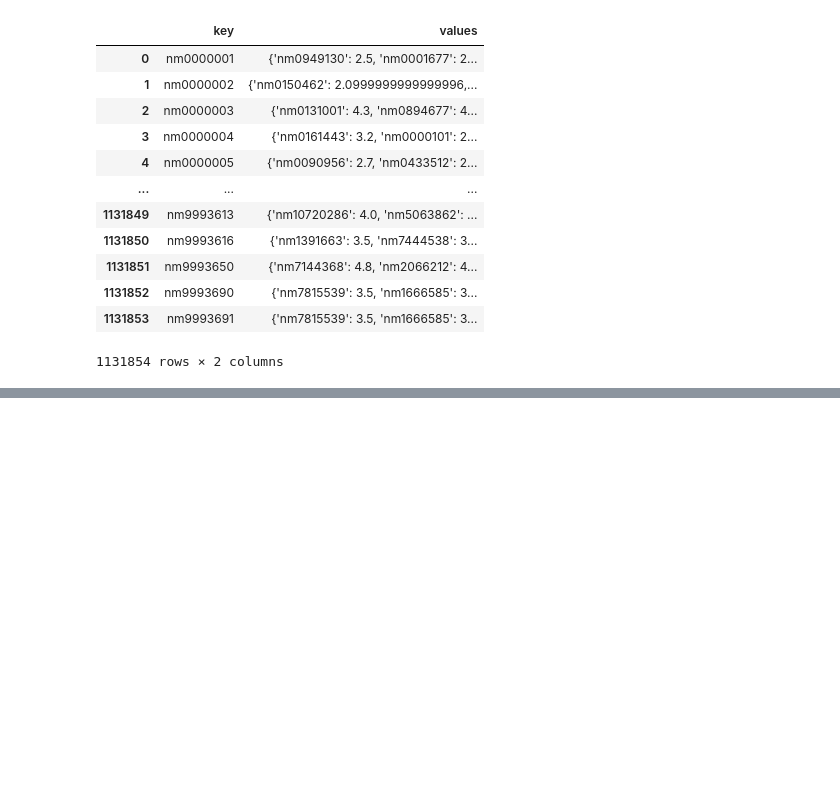
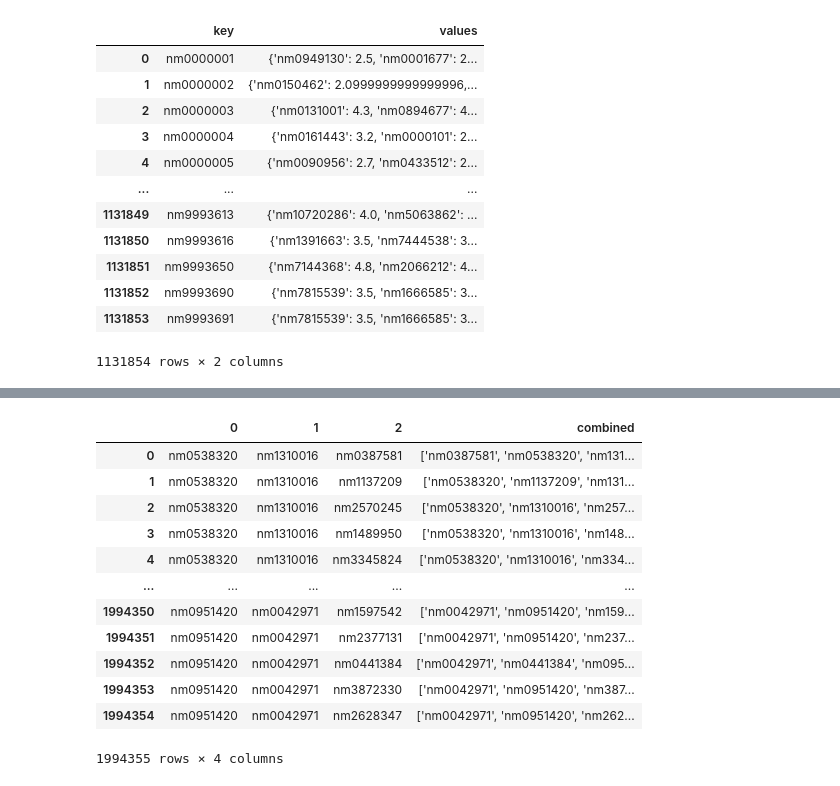
Before and after one commit to ChristofferHolmesland/movie-cast-generator, a Jupyter notebook: algorithm/relation_score-Copy1.ipynb, the cells around one changed output, grey strips where cells are left out. Drawn from its saved outputs; the diff is of its cells as text; code cells hidden in the pictures; blank space fills up the shorter version.

```diff
--- a/algorithm/relation_score-Copy1.ipynb
+++ b/algorithm/relation_score-Copy1.ipynb
@@ -160,0 +304,6 @@ data
+# %%
+%%time
+data['combined']=data['combined'].apply(lambda x: x[0] if isinstance(x, list) else x)
+#data['combined']=data['combined'].apply(lambda x: str(x))
+data
+# %% [output]
@@ -160,0 +311,13 @@ data
+|  | 0 | 1 | 2 | combined |
+| 0 | nm0538320 | nm1310016 | nm0387581 | ['nm0387581', 'nm0538320', 'nm131... |
+| 1 | nm0538320 | nm1310016 | nm1137209 | ['nm0538320', 'nm1137209', 'nm131... |
+| 2 | nm0538320 | nm1310016 | nm2570245 | ['nm0538320', 'nm1310016', 'nm257... |
+| 3 | nm0538320 | nm1310016 | nm1489950 | ['nm0538320', 'nm1310016', 'nm148... |
+| 4 | nm0538320 | nm1310016 | nm3345824 | ['nm0538320', 'nm1310016', 'nm334... |
+| ... | ... | ... | ... | ... |
+| 1994350 | nm0951420 | nm0042971 | nm1597542 | ['nm0042971', 'nm0951420', 'nm159... |
+| 1994351 | nm0951420 | nm0042971 | nm2377131 | ['nm0042971', 'nm0951420', 'nm237... |
+| 1994352 | nm0951420 | nm0042971 | nm0441384 | ['nm0042971', 'nm0441384', 'nm095... |
+| 1994353 | nm0951420 | nm0042971 | nm3872330 | ['nm0042971', 'nm0951420', 'nm387... |
+| 1994354 | nm0951420 | nm0042971 | nm2628347 | ['nm0042971', 'nm0951420', 'nm262... |
+1994355 rows × 4 columns
```
Also changed, not shown: parts of 18 cells of this notebook, 1 other file.
